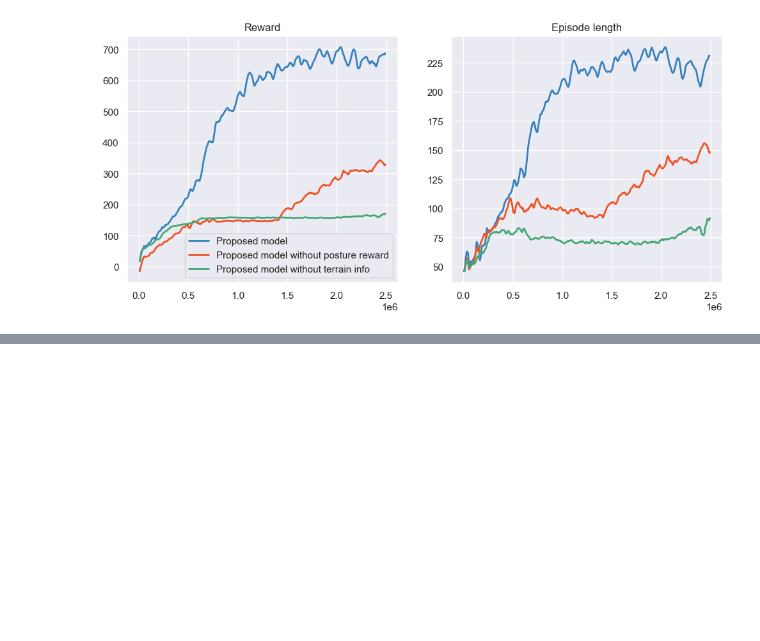
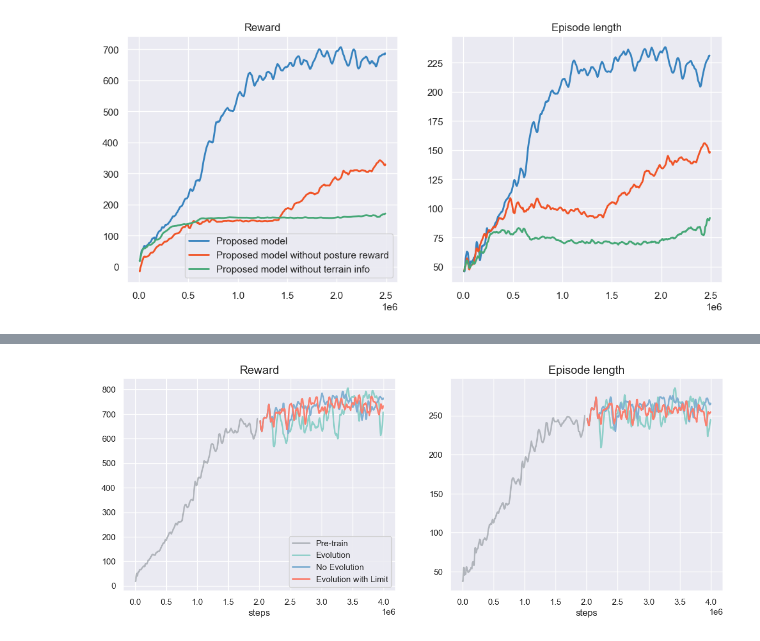
Before and after one commit to EASYMMMM/gym_RE, a Jupyter notebook: drawer.ipynb, the cells around one changed output, grey strips where cells are left out. Drawn from its saved outputs; the diff is of its cells as text; code cells hidden in the pictures; blank space fills up the shorter version.

Commit message:
data

```diff
--- a/drawer.ipynb
+++ b/drawer.ipynb
@@ -178,0 +183,81 @@ plt.show()
+# %%
+pretrain_eplen = "experiments\\steps_evo_s1\\data\\run-steps_pretrain_2e6_s1_1-tag-rollout_ep_len_mean.csv"
+pretrain_reward = "experiments\\steps_evo_s1\\data\\run-steps_pretrain_2e6_s1_1-tag-rollout_ep_rew_mean.csv"
+
+evo_eplen = "experiments\\steps_evo_s1\\data\\run-steps_evo_s1_0-tag-rollout_ep_len_mean.csv"
+evo_reward = "experiments\\steps_evo_s1\\data\\run-steps_evo_s1_0-tag-rollout_ep_rew_mean.csv"
+
+noevo_eplen = "experiments\\steps_evo_s1\\data\\run-steps_noevo_s1_0-tag-rollout_ep_len_mean.csv"
+noevo_reward = "experiments\\steps_evo_s1\\data\\run-steps_noevo_s1_0-tag-rollout_ep_rew_mean.csv"
+
+evo_punish_eplen = "experiments\\steps_evo_s1\\data\\run-steps_evo_punish_s1_0-tag-rollout_ep_len_mean.csv"
+evo_punish_reward = "experiments\\steps_evo_s1\\data\\run-steps_evo_punish_s1_0-tag-rollout_ep_rew_mean.csv"
+
+pretrain_eplen_data = pd.read_csv(pretrain_eplen)
+pretrain_reward_data = pd.read_csv(pretrain_reward)
+evo_eplen_data = pd.read_csv(evo_eplen)
+evo_reward_data = pd.read_csv(evo_reward)
+noevo_eplen_data = pd.read_csv(noevo_eplen)
+noevo_reward_data = pd.read_csv(noevo_reward)
+evo_punish_eplen_data = pd.read_csv(evo_punish_eplen)
+evo_punish_reward_data = pd.read_csv(evo_punish_reward)
+
+smooth_num = 15
+
+
+f1_steps = np.array(smooth(pretrain_reward_data["Step"][:], sm = smooth_num))
+f2_steps = np.array(smooth(evo_reward_data["Step"][:], sm = smooth_num))
+f3_steps = np.array(smooth(noevo_reward_data["Step"][:], sm = smooth_num))
+f4_steps = np.array(smooth(evo_punish_reward_data["Step"][:], sm = smooth_num))
+f1_rewards = np.array(smooth(pretrain_reward_data["Value"][:], sm = smooth_num))
+f2_rewards = np.array(smooth(evo_reward_data["Value"][:], sm = smooth_num))
+f3_rewards = np.array(smooth(noevo_reward_data["Value"][:], sm = smooth_num))
+f4_rewards = np.array(smooth(evo_punish_reward_data["Value"][:], sm = smooth_num))
+'''
+f1_steps = np.array(normal_reward_data["Step"][:])
+f2_steps = np.array(no_postureR_reward_data["Step"][:])
+f3_steps = np.array(no_terrain_info_reward_data["Step"][:])
+f1_rewards = np.array(normal_reward_data["Value"][:])
+f2_rewards = np.array(no_postureR_reward_data["Value"][:])
+f3_rewards = np.array(no_terrain_info_reward_data["Value"][:])
+'''
+plt.figure(1,figsize=(14, 5))
+plt.subplot(1,2,1)
+plt.plot(f1_steps, f1_rewards,color='#8A919799',linewidth = 2)
+plt.plot(f2_steps, f2_rewards,color='#8ECFC9',linewidth = 2)
+plt.plot(f3_steps, f3_rewards,color='#82B0D2',linewidth = 2)
+plt.plot(f4_steps, f4_rewards,color='#FA7F6F',linewidth = 2)
+plt.title("Reward",fontsize=15)
+plt.xlabel('steps')
+plt.legend(["Pre-train","Evolution","No Evolution", "Evolution with Limit"])
+
+'''
+f1_steps = np.array(normal_eplen_data["Step"][:])
+f2_steps = np.array(no_postureR_eplen_data["Step"][:])
+f3_steps = np.array(no_terrain_info_eplen_data["Step"][:])
+f1_eplen = np.array(normal_eplen_data["Value"][:])
+f2_eplen = np.array(no_postureR_eplen_data["Value"][:])
+f3_eplen = np.array(no_terrain_info_eplen_data["Value"][:])
+'''
+
+f1_steps = np.array(smooth(pretrain_eplen_data["Step"][:], sm = smooth_num))
+f2_steps = np.array(smooth(evo_eplen_data["Step"][:], sm = smooth_num))
+f3_steps = np.array(smooth(noevo_eplen_data["Step"][:], sm = smooth_num))
+f4_steps = np.array(smooth(evo_punish_eplen_data["Step"][:], sm = smooth_num))
+f1_eplen = np.array(smooth(pretrain_eplen_data["Value"][:], sm = smooth_num))
+f2_eplen = np.array(smooth(evo_eplen_data["Value"][:], sm = smooth_num))
+f3_eplen = np.array(smooth(noevo_eplen_data["Value"][:], sm = smooth_num))
+f4_eplen = np.array(smooth(evo_punish_eplen_data["Value"][:], sm = smooth_num))
+plt.subplot(1,2,2)
+plt.plot(f1_steps, f1_eplen,color='#8A919799',linewidth = 2)
+plt.plot(f2_steps, f2_eplen,color='#8ECFC9',linewidth = 2)
+plt.plot(f3_steps, f3_eplen,color='#82B0D2',linewidth = 2)
+plt.plot(f4_steps, f4_eplen,color='#FA7F6F',linewidth = 2)
+plt.title("Episode length",fontsize=15)
+plt.xlabel('steps')
+#plt.legend(["Proposed model","Proposed model without posture reward","Proposed model without terrain info"])
+
+plt.savefig(f'screenshot/steps_EVO_expcompare_sm{smooth_num}.png', dpi=400)
+plt.show()
+# %% [output]
+[figure, added]
```
Also changed, not shown: parts of 10 cells of this notebook, 24 other files.
